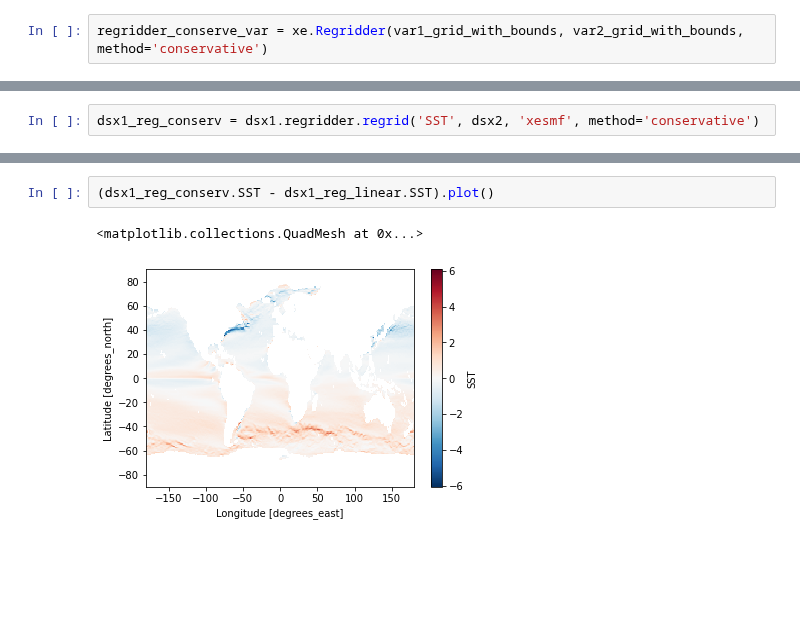
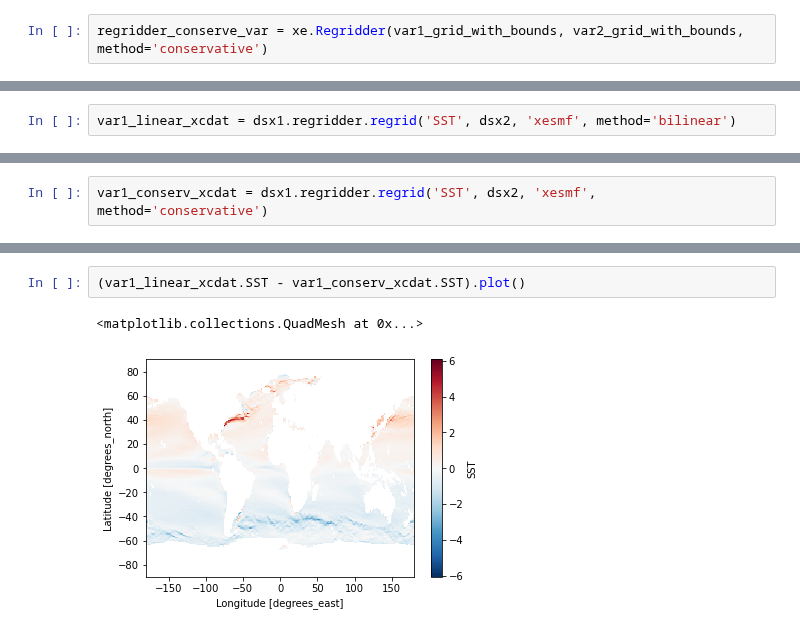
Before and after one commit to xCDAT/xcdat-validation, a Jupyter notebook: validation/regridding/regrid_cdat_xarray_xcdat.ipynb, the cells around one changed output, grey strips where cells are left out. Cells and saved outputs as stored; diff of their text form; blank space fills up the shorter version.

Commit message:
modify regriding example

```diff
--- a/validation/regridding/regrid_cdat_xarray_xcdat.ipynb
+++ b/validation/regridding/regrid_cdat_xarray_xcdat.ipynb
@@ -256 +264,3 @@ dsx1_reg_linear = dsx1.regridder.regrid('SST', dsx2, 'xesmf', method='bilinear')
+# %%
+var1_linear_xcdat = dsx1.regridder.regrid('SST', dsx2, 'xesmf', method='bilinear')
 # %%
@@ -259,5 +269,5 @@ dsx1_reg_linear.SST.plot()
 <matplotlib.collections.QuadMesh at 0x...>
 [figure]
 # %%
-dsx1_reg_conserv = dsx1.regridder.regrid('SST', dsx2, 'xesmf', method='conservative')
+var1_conserv_xcdat = dsx1.regridder.regrid('SST', dsx2, 'xesmf', method='conservative')
 # %%
@@ -306,7 +316,7 @@ plt.show()
 # %% [output]
 [figure]
 # %%
-(dsx1_reg_conserv.SST - dsx1_reg_linear.SST).plot()
+(var1_linear_xcdat.SST - var1_conserv_xcdat.SST).plot()
 # %% [output]
 <matplotlib.collections.QuadMesh at 0x...>
-[figure, old version]
+[figure, new version]
```
Also changed, not shown: parts of 33 cells of this notebook.
